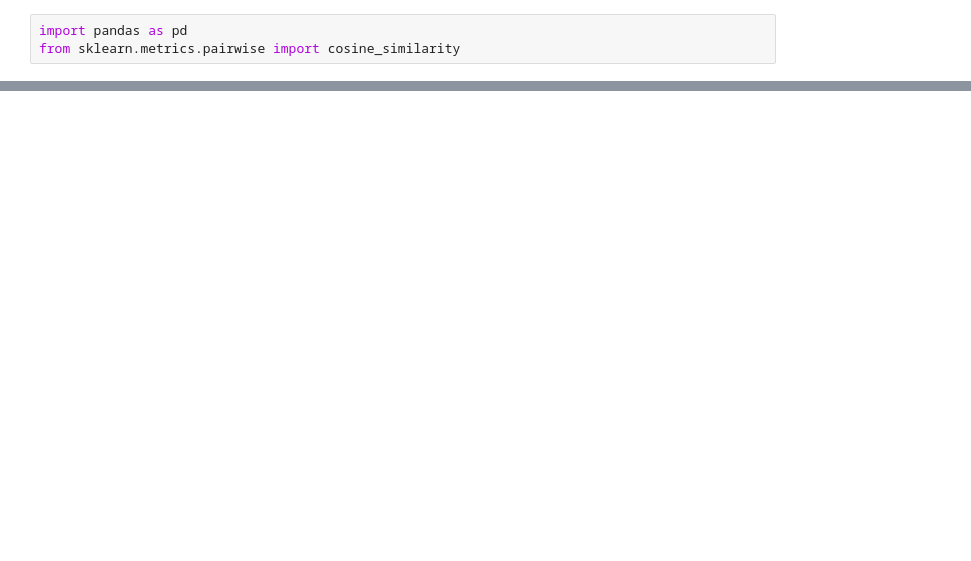
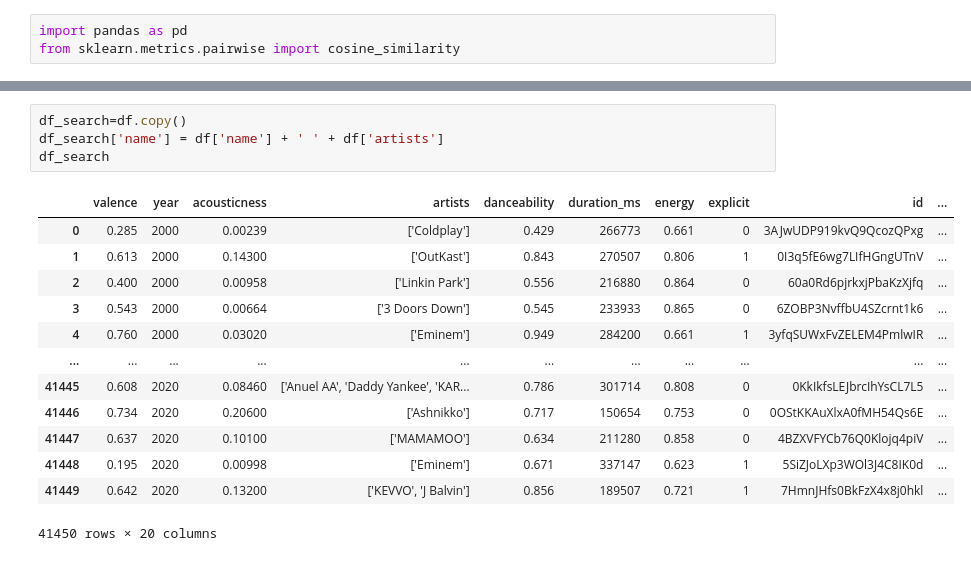
Before and after one commit to Abdullh911/MlL_Songs_Recommender, a Jupyter notebook: song_rec.ipynb, the cells around one changed output, grey strips where cells are left out. Cells and saved outputs as stored; diff of their text form; blank space fills up the shorter version.

```diff
--- a/song_rec.ipynb
+++ b/song_rec.ipynb
@@ -66,0 +71,18 @@ RuntimeError: Can't decrement id ref count (file write failed: time = Fri Aug 23
+# %%
+df_search=df.copy()
+df_search['name'] = df['name'] + ' ' + df['artists']
+df_search
+# %% [output]
+|  | valence | year | acousticness | artists | danceability | duration_ms | energy | explicit | id | ... |
+| 0 | 0.285 | 2000 | 0.00239 | ['Coldplay'] | 0.429 | 266773 | 0.661 | 0 | 3AJwUDP919kvQ9QcozQPxg | ... |
+| 1 | 0.613 | 2000 | 0.14300 | ['OutKast'] | 0.843 | 270507 | 0.806 | 1 | 0I3q5fE6wg7LIfHGngUTnV | ... |
+| 2 | 0.400 | 2000 | 0.00958 | ['Linkin Park'] | 0.556 | 216880 | 0.864 | 0 | 60a0Rd6pjrkxjPbaKzXjfq | ... |
+| 3 | 0.543 | 2000 | 0.00664 | ['3 Doors Down'] | 0.545 | 233933 | 0.865 | 0 | 6ZOBP3NvffbU4SZcrnt1k6 | ... |
+| 4 | 0.760 | 2000 | 0.03020 | ['Eminem'] | 0.949 | 284200 | 0.661 | 1 | 3yfqSUWxFvZELEM4PmlwIR | ... |
+| ... | ... | ... | ... | ... | ... | ... | ... | ... | ... | ... |
+| 41445 | 0.608 | 2020 | 0.08460 | ['Anuel AA', 'Daddy Yankee', 'KAR... | 0.786 | 301714 | 0.808 | 0 | 0KkIkfsLEJbrcIhYsCL7L5 | ... |
+| 41446 | 0.734 | 2020 | 0.20600 | ['Ashnikko'] | 0.717 | 150654 | 0.753 | 0 | 0OStKKAuXlxA0fMH54Qs6E | ... |
+| 41447 | 0.637 | 2020 | 0.10100 | ['MAMAMOO'] | 0.634 | 211280 | 0.858 | 0 | 4BZXVFYCb76Q0Klojq4piV | ... |
+| 41448 | 0.195 | 2020 | 0.00998 | ['Eminem'] | 0.671 | 337147 | 0.623 | 1 | 5SiZJoLXp3WOl3J4C8IK0d | ... |
+| 41449 | 0.642 | 2020 | 0.13200 | ['KEVVO', 'J Balvin'] | 0.856 | 189507 | 0.721 | 1 | 7HmnJHfs0BkFzX4x8j0hkl | ... |
+41450 rows × 20 columns
```
Also changed, not shown: parts of 8 cells of this notebook.
